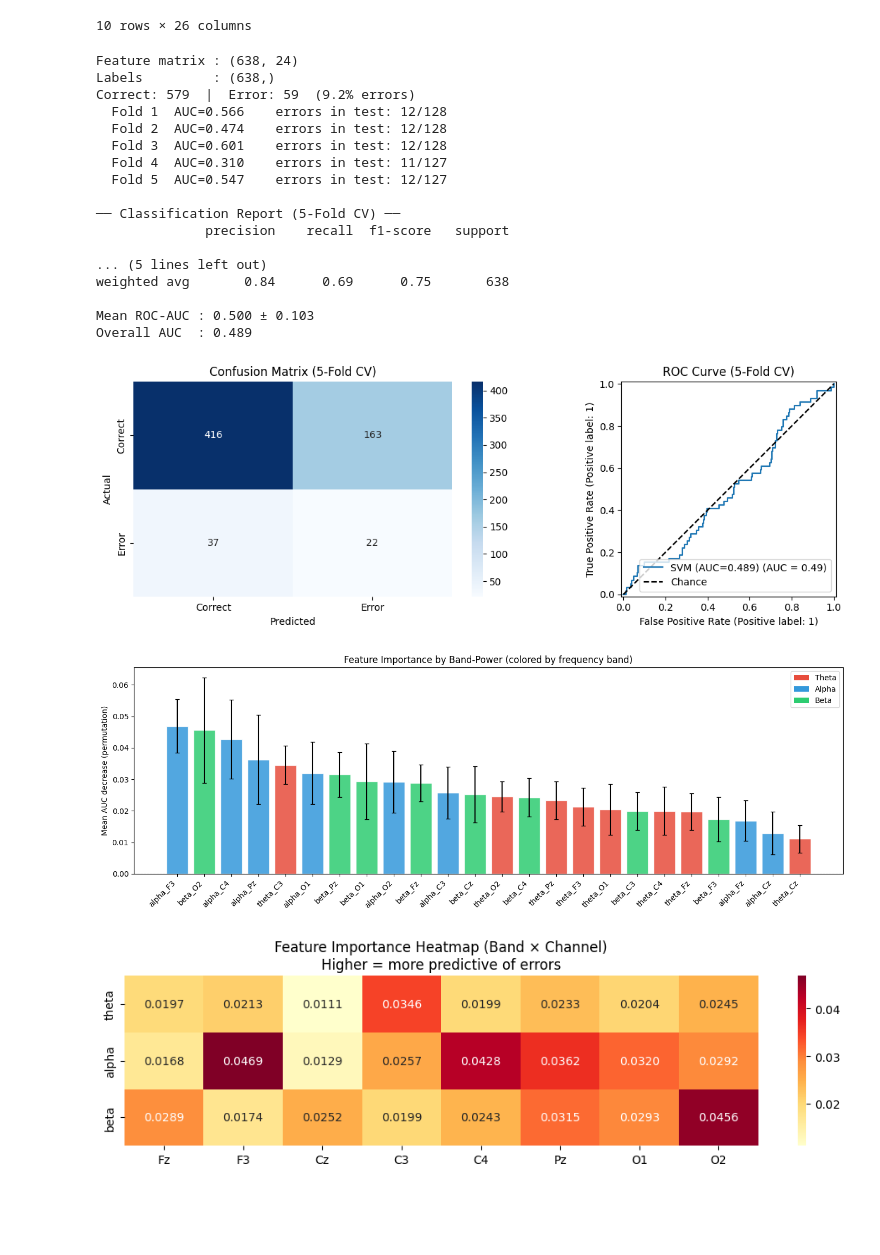
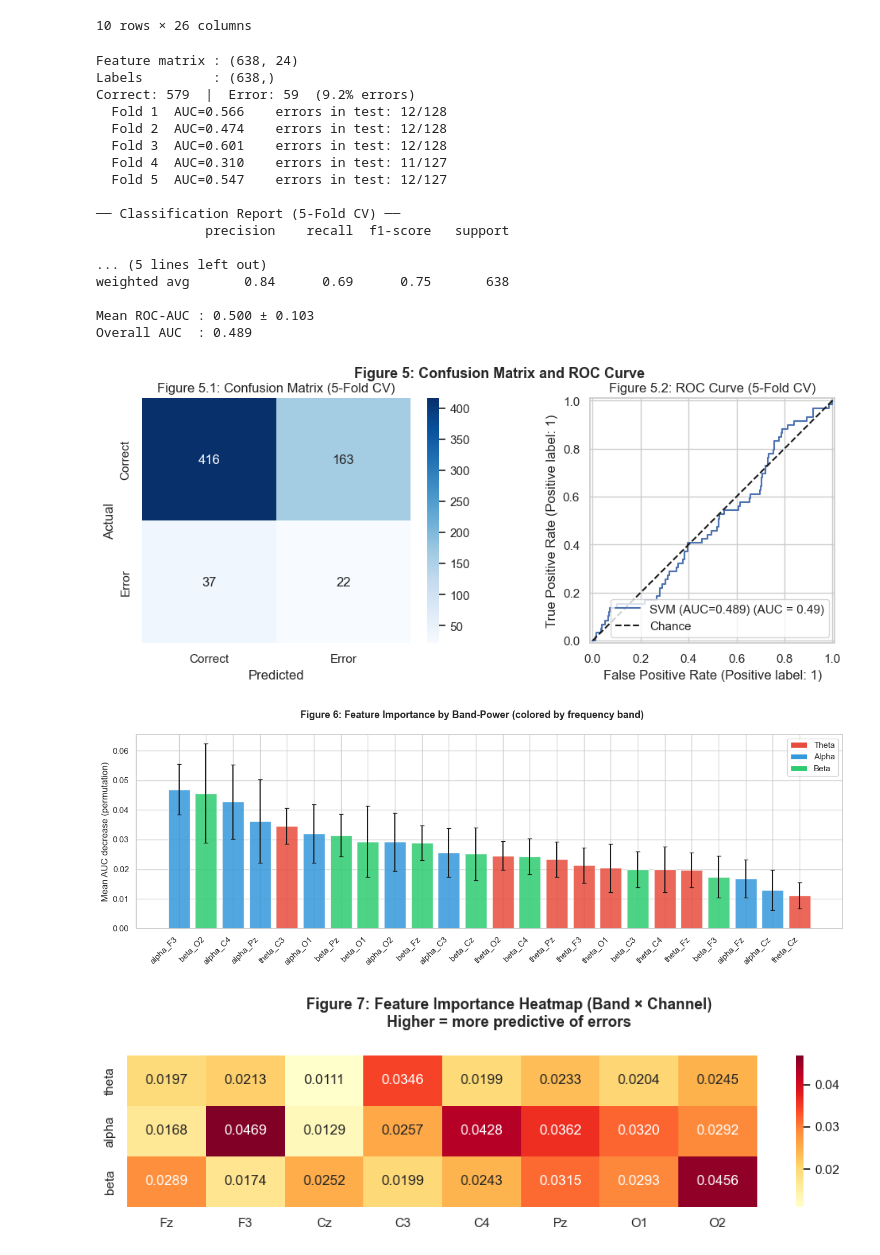
Before and after one commit to earanda4/COGS-189-Error-Prediction, a Jupyter notebook: eda.ipynb, the cells around one changed output. Drawn from its saved outputs; the diff is of its cells as text; code cells hidden in the pictures; blank space fills up the shorter version.

```diff
--- a/eda.ipynb
+++ b/eda.ipynb
@@ -25,16 +26,19 @@ Note: you may need to restart the kernel to use updated packages.
 import numpy as np
 import os
 from scipy import signal
-import matplotlib.pyplot as plt
-from scipy.signal import butter, sosfiltfilt, iirnotch, filtfilt, welch
+from scipy.signal import  welch,butter, sosfiltfilt,detrend
 import pandas as pd
 from sklearn.svm import SVC
 from sklearn.preprocessing import StandardScaler
 from sklearn.model_selection import StratifiedKFold
 from sklearn.metrics import (classification_report, roc_auc_score, confusion_matrix, RocCurveDisplay)
 from sklearn.inspection import permutation_importance
+
 import matplotlib.pyplot as plt
+import matplotlib.gridspec as gridspec
+
 import seaborn as sns
+sns.set_theme(style='whitegrid')
 # %%
 # DOWNLOAD shared google drive into your local device
 # Find the folder in your Library/Finder and click copy or copy path
@@ -159,7 +146,7 @@ cor_idx = np.where(y_all == 0)[0]
 # %%
 # baseline correction for 3D EEG data
 # takes value and subtracts it by the mean of all X values, to normalize it around 0
-FS = 250.0       # Hz
+FS = 250 # Hz from flanker
 dt = 1000. / FS  # ms
 sdt = int(round(dt))
 epoch_start_ms = -500
@@ -171,6 +158,10 @@ baseline_end_ms = -400
 bl_s  = np.round((baseline_start_ms - epoch_start_ms) / sdt).astype(int)
 bl_e  = np.round((baseline_end_ms   - epoch_start_ms) / sdt).astype(int)
 
+channel_names = ['Fz','F3','Cz','C3','C4','Pz','O1','O2']
+times_ms = np.linspace(epoch_start_ms, epoch_end_ms, X_all.shape[2])
+
+
 # Baseline correction
 X_bl = X_all.copy()
 for i in range(X_bl.shape[0]):
@@ -458,5 +511,5 @@ plt.show()
 # %%
-CHANNEL_NAMES = ["Fz", "F3", "Cz", "C3", "C4", "Pz", "O1", "O2"]
+# Feature extraction for Classifier
 BANDS = {
     "theta": (4, 7),
     "alpha": (8, 12),
@@ -481,7 +534,7 @@ def bandpower_1d(x, fs, band, nperseg=None):
 
     return float(np.trapz(selected_psd, selected_freqs))
 
-def extract_bandpower_features(trials, labels, fs=FS, channel_names=CHANNEL_NAMES, bands=BANDS):
+def extract_bandpower_features(trials, labels, fs=FS, channel_names=channel_names, bands=BANDS):
     rows = []
     for trial_idx in range(trials.shape[0]):
         row = {
@@ -528,6 +581,7 @@ display(feature_table_df.head(10))
 | 9 | 9 | error | 14.090009 | 6.048617 | 12.828217 | 21.346808 | 9.019024 | 10.237593 | 5.139123 | 0.249378 | ... |
 10 rows × 26 columns
 # %%
+# Machine Learning and Evaluations
 
 # 1. PREPARE FEATURE MATRIX FROM YOUR EXISTING feature_table_df
 
@@ -598,15 +652,15 @@ sns.heatmap(cm, annot=True, fmt='d', cmap='Blues', ax=axes[0],
             yticklabels=['Correct','Error'])
 axes[0].set_xlabel('Predicted')
 axes[0].set_ylabel('Actual')
-axes[0].set_title('Confusion Matrix (5-Fold CV)')
+axes[0].set_title('Figure 5.1: Confusion Matrix (5-Fold CV)')
 
 # ROC Curve
 RocCurveDisplay.from_predictions(all_true, all_probs, ax=axes[1],
                                   name=f"SVM (AUC={roc_auc_score(all_true, all_probs):.3f})")
 axes[1].plot([0,1],[0,1],'k--', label='Chance')
-axes[1].set_title('ROC Curve (5-Fold CV)')
+axes[1].set_title('Figure 5.2: ROC Curve (5-Fold CV)')
 axes[1].legend()
-plt.tight_layout()
+plt.suptitle('Figure 5: Confusion Matrix and ROC Curve', fontsize=13,fontweight='bold')
 plt.show()
 
 # 5. FEATURE IMPORTANCE
@@ -653,7 +707,7 @@ bars = plt.bar(range(len(sorted_names)), sorted_means,
 
 plt.xticks(range(len(sorted_names)), sorted_names, rotation=45, ha='right')
 plt.ylabel('Mean AUC decrease (permutation)')
-plt.title('Feature Importance by Band-Power (colored by frequency band)')
+plt.suptitle('Figure 6: Feature Importance by Band-Power (colored by frequency band)', fontweight='bold', fontsize='13')
 plt.axhline(0, color='gray', linewidth=0.8, linestyle='--')
 
 # Legend
@@ -681,39 +735,39 @@ for i, col in enumerate(feature_cols):
 plt.figure(figsize=(10, 3))
 sns.heatmap(imp_grid, annot=True, fmt='.4f', cmap='YlOrRd',
             xticklabels=CHANNEL_NAMES, yticklabels=BAND_NAMES)
-plt.title('Feature Importance Heatmap (Band × Channel)\nHigher = more predictive of errors')
+plt.suptitle('Figure 7: Feature Importance Heatmap (Band × Channel)\nHigher = more predictive of errors', fontweight='bold', fontsize=13)
 plt.tight_layout()
 plt.show()
 
 # 8. TOP FEATURES SUMMARY
 
 print("\nTop 10 most predictive features:")
 print(f"{'Rank':<5} {'Feature':<20} {'Importance':>12}  {'±Std':>10}")
 print("─" * 52)
 for rank, idx in enumerate(sorted_idx[:10], 1):
     print(f"{rank:<5} {feature_cols[idx]:<20} "
           f"{imp_mean[idx]:>12.4f}  {imp_std[idx]:>10.4f}")
 # %% [output]
 Feature matrix : (638, 24)
 Labels         : (638,)
 Correct: 579  |  Error: 59  (9.2% errors)
   Fold 1  AUC=0.566    errors in test: 12/128
   Fold 2  AUC=0.474    errors in test: 12/128
   Fold 3  AUC=0.601    errors in test: 12/128
   Fold 4  AUC=0.310    errors in test: 11/127
   Fold 5  AUC=0.547    errors in test: 12/127
 
 ── Classification Report (5-Fold CV) ──
               precision    recall  f1-score   support
 
 ... (5 lines left out)
 weighted avg       0.84      0.69      0.75       638
 
 Mean ROC-AUC : 0.500 ± 0.103
 Overall AUC  : 0.489
-[figure, old version]
+[figure, new version]
-[figure, old version]
+[figure, new version]
-[figure, old version]
+[figure, new version]
 Top 10 most predictive features:
 Rank  Feature                Importance        ±Std
 ────────────────────────────────────────────────────
```
Also changed, not shown: parts of 10 cells of this notebook.
